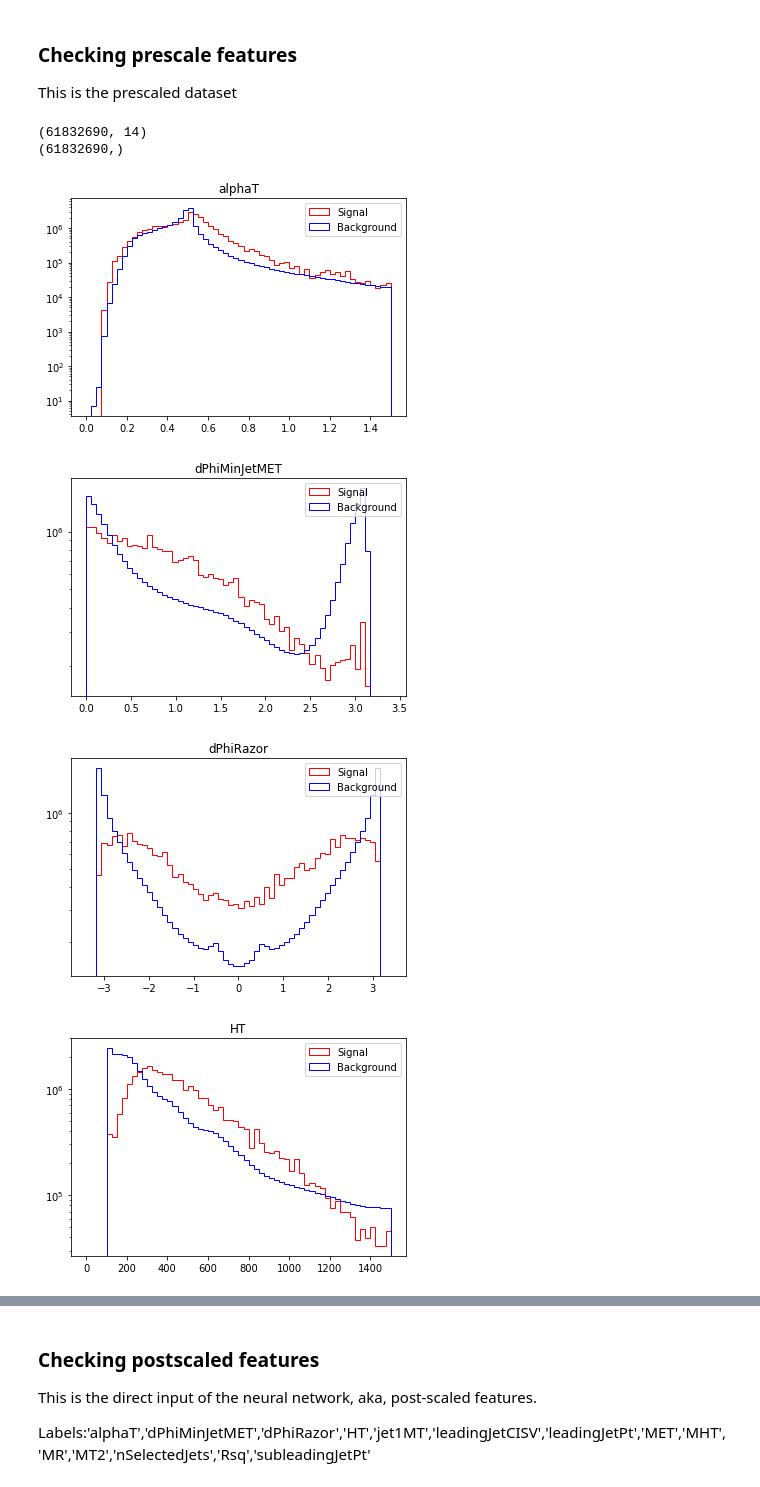
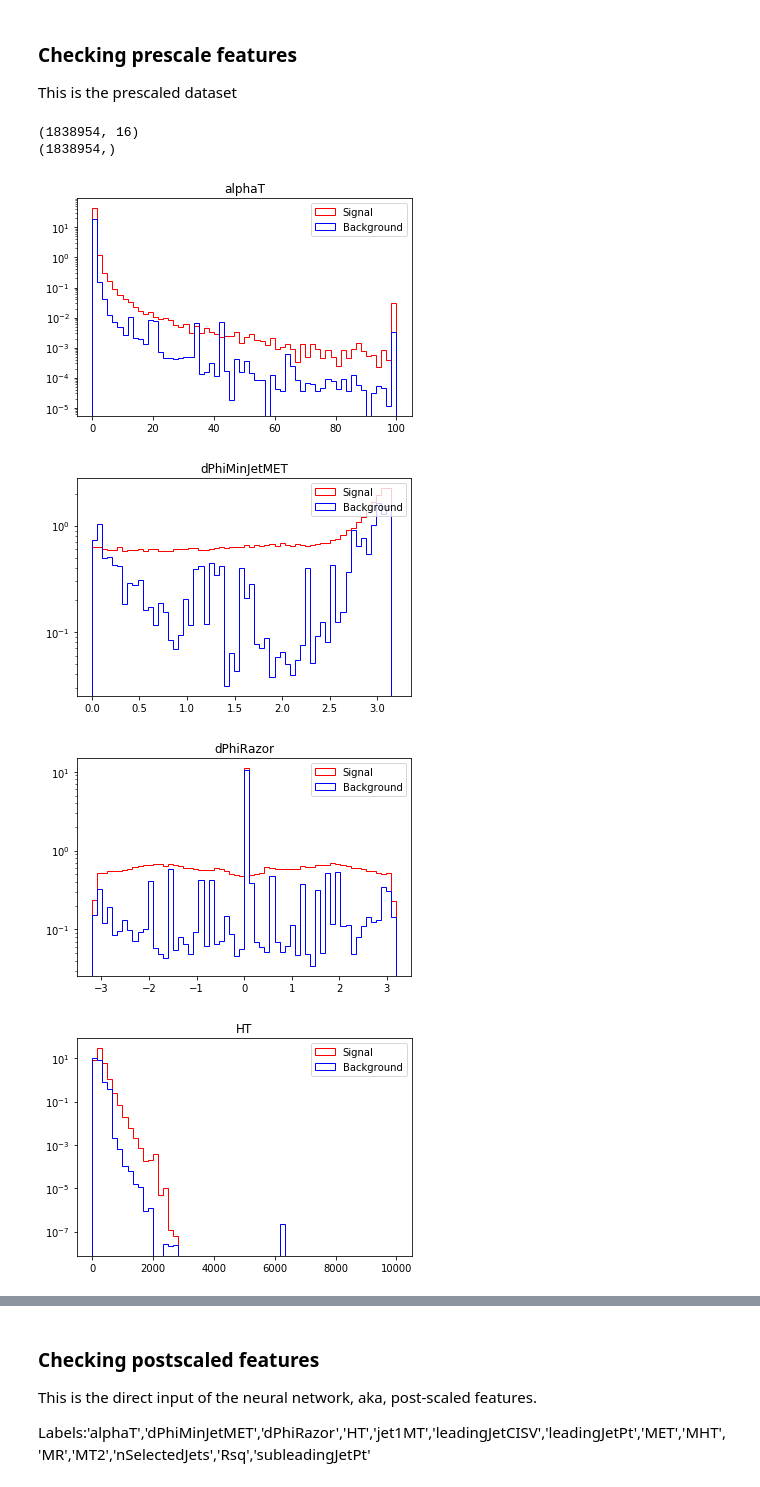
Before and after one commit to RazorCMS/DeepAnalyzer, a Jupyter notebook: keras/Visualization.ipynb, the cells around one changed output, grey strips where cells are left out. Saved outputs shown, nothing was run; the diff lists cells and outputs as text; code cells hidden in the pictures.

```diff
--- a/keras/Visualization.ipynb
+++ b/keras/Visualization.ipynb
@@ -13,42 +13,49 @@ The autoreload extension is already loaded. To reload it, use:
 ### Checking prescale features
 This is the prescaled dataset
 # %%
-data = h5py.File("/bigdata/shared/analysis/CombinedDataset_Balanced.h5")
+data = h5py.File("/bigdata/shared/analysis/Mono/Parameterized_Monojet.h5")
 data.keys()
 x_data = data['Training'][:]
 label = x_data[:,0]
+weight = x_data[:,1]
 feature = x_data[:,2:]
 print (feature.shape)
 print (label.shape)
+#from training import remove_outlier
+#feature = remove_outlier(feature)
 bkg_data = feature[np.where(label<0.5)]
+bkg_weight = weight[np.where(label<0.5)]
 sn_data = feature[np.where(label>0.5)]
+sn_weight = weight[np.where(label>0.5)]
 def plot_compare_range(bkg_data, sn_data, order, label='', xlow=0, xhigh=1000):
     plt.figure()
-    plt.hist(sn_data[:,order], bins=60, range=(xlow,xhigh), histtype='step', color='r', label='Signal')
-    plt.hist(bkg_data[:,order], bins=60, range=(xlow, xhigh), histtype='step', color='b', label='Background')
+    plt.hist(sn_data[:,order], bins=60, weights=sn_weight, range=(xlow,xhigh), histtype='step', color='r', label='Signal')
+    plt.hist(bkg_data[:,order], bins=60, weights=bkg_weight, range=(xlow, xhigh), histtype='step', color='b', label='Background')
     plt.title(label)
     plt.legend(loc='best')
     plt.yscale('log')
     plt.show()
-plot_compare_range(bkg_data, sn_data, 0, 'alphaT', 0, 1.5)
-plot_compare_range(bkg_data, sn_data, 1, 'dPhiMinJetMET', 0., 3.4)
-plot_compare_range(bkg_data, sn_data, 2, 'dPhiRazor', -3.4, 3.4)
-plot_compare_range(bkg_data, sn_data, 3, 'HT', 0, 1500)
-plot_compare_range(bkg_data, sn_data, 4, 'jet1MT', 0, 1500)
+plot_compare_range(bkg_data, sn_data, 0, 'alphaT', 0, 100)
+plot_compare_range(bkg_data, sn_data, 1, 'dPhiMinJetMET', 0., 3.2)
+plot_compare_range(bkg_data, sn_data, 2, 'dPhiRazor', -3.2, 3.2)
+plot_compare_range(bkg_data, sn_data, 3, 'HT', 0, 10000)
+plot_compare_range(bkg_data, sn_data, 4, 'jet1MT', 0, 10000)
 plot_compare_range(bkg_data, sn_data, 5, 'leadingJetCISV', 0, 1.1)
-plot_compare_range(bkg_data, sn_data, 6, 'leadingJetPt', 0, 1000)
-plot_compare_range(bkg_data, sn_data, 7, 'MET', 0, 500)
-plot_compare_range(bkg_data, sn_data, 8, 'MHT', 0, 600)
-plot_compare_range(bkg_data, sn_data, 9, 'MR', 0, 2000)
-plot_compare_range(bkg_data, sn_data, 10, 'MT2', 0, 500)
-plot_compare_range(bkg_data, sn_data, 11, 'nSelectedJets', 0, 10)
-plot_compare_range(bkg_data, sn_data, 12, 'Rsq', 0, 1.2)
-plot_compare_range(bkg_data, sn_data, 13, 'subleadingJetPt',0, 500)
+plot_compare_range(bkg_data, sn_data, 6, 'leadingJetPt', 0, 5000)
+plot_compare_range(bkg_data, sn_data, 7, 'MET', 0, 5000)
+plot_compare_range(bkg_data, sn_data, 8, 'MHT', 0, 10000)
+plot_compare_range(bkg_data, sn_data, 9, 'MR', 0, 10000)
+plot_compare_range(bkg_data, sn_data, 10, 'MT2', 0, 5000)
+plot_compare_range(bkg_data, sn_data, 11, 'nSelectedJets', 0, 20)
+plot_compare_range(bkg_data, sn_data, 12, 'Rsq', 0, 5)
+plot_compare_range(bkg_data, sn_data, 13, 'subleadingJetPt',0, 4000)
+plot_compare_range(bkg_data, sn_data, 14, 'mSquark',0, 2100)
+plot_compare_range(bkg_data, sn_data, 15, 'mLSP',0, 1500)
 data.close()
 # %% [output]
-(61832690, 14)
-(61832690,)
+(1838954, 16)
+(1838954,)
-[figure, old version]
+[figure, new version]
-[figure, old version]
+[figure, new version]
-[figure, old version]
+[figure, new version]
-[figure, old version]
+[figure, new version]
```
Also changed, not shown: parts of 18 cells of this notebook.
